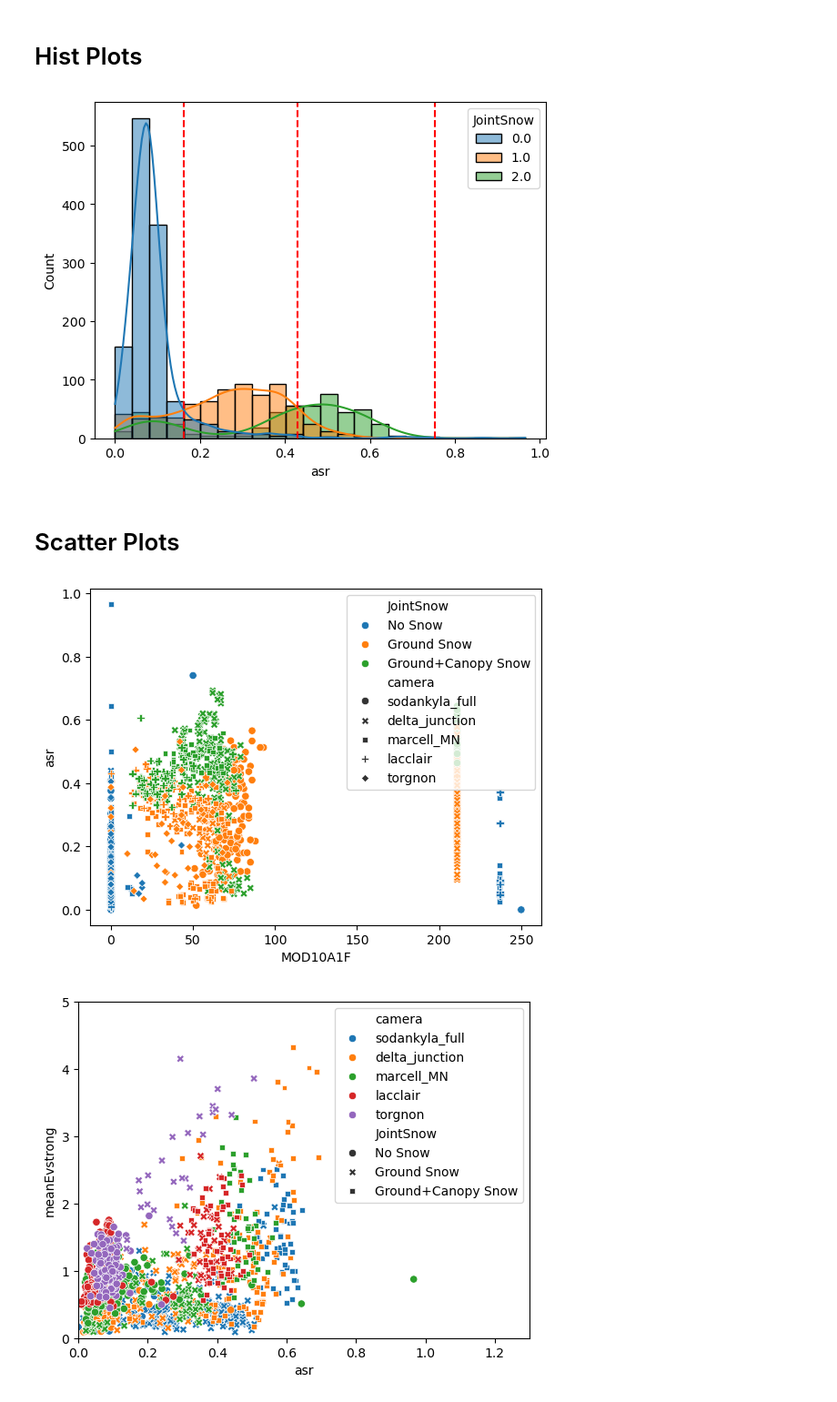
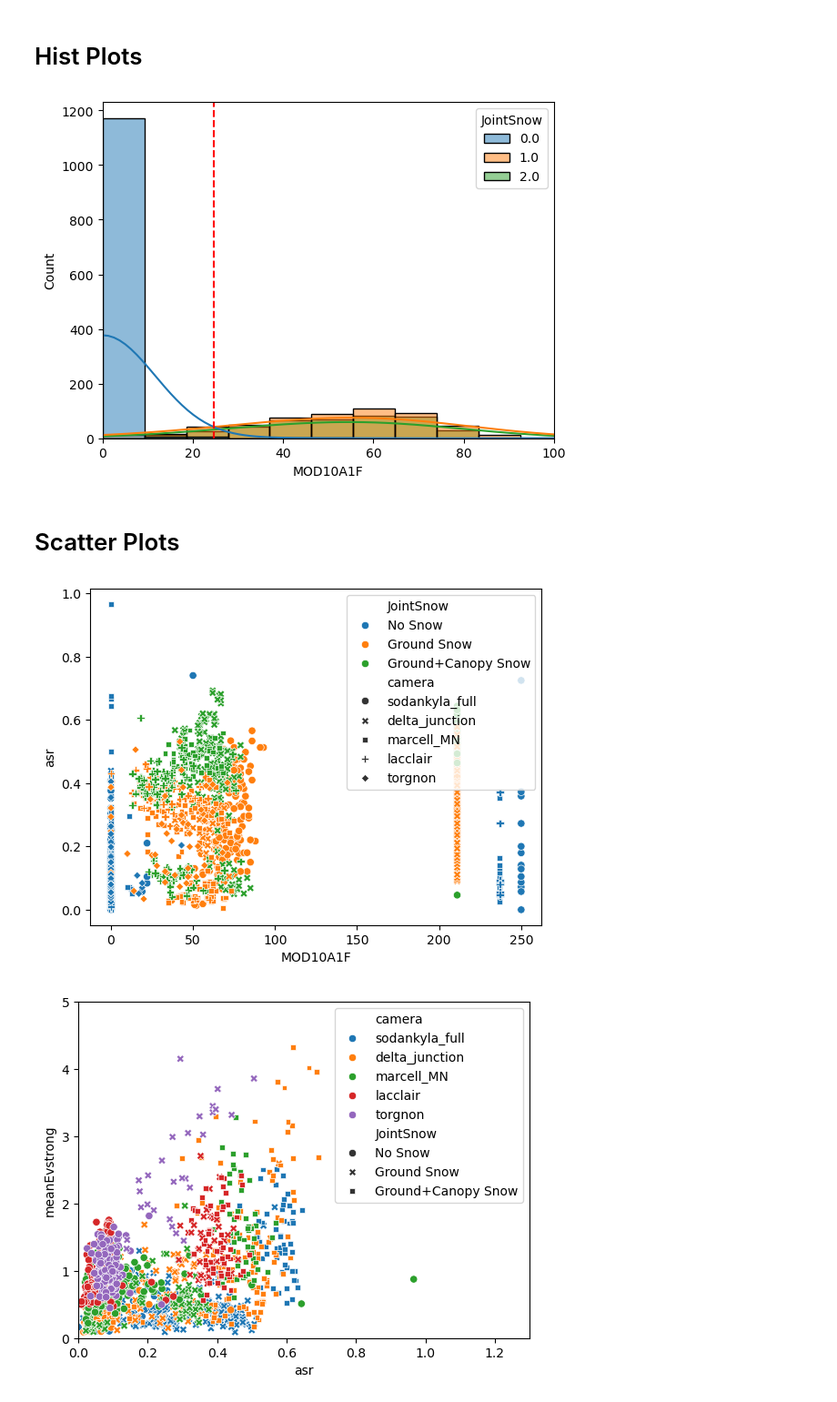
Before and after one commit to thomaslaraia/Snowstradamus, a Jupyter notebook: FSC_stats_playground.ipynb, the cells around one changed output. Shown at 91% size. Cells and saved outputs as stored; diff of their text form; code cells hidden in the pictures.

```diff
--- a/FSC_stats_playground.ipynb
+++ b/FSC_stats_playground.ipynb
@@ -240,22 +240,22 @@ plt.show()
 # %%
 from scripts.hist_plot import *
 
 # Load the dataframe
 df = pd.read_pickle('five_sites_0-05_0-005box_snowreffed.pkl')
 
 # Filter the dataframe
 loc_df = df[(df['msw'] < 5) & (df['Confidence'] == 1)].reset_index(drop=True)
 
 hue_labels = {'0.0': 'No Snow', '1.0': 'Ground Snow', '2.0': 'Ground+Canopy Snow'}
 
-FI = hist_plot(loc_df, hue_labels, X='asr', Hue='JointSnow')#, save='/500mres/meanEvstrong_hist_msw2')
+FI = hist_plot(loc_df, hue_labels, X='MOD10A1F', Hue='JointSnow', save=None, plot=True, xlim=(0,100), ylim=None)#, save='/500mres/meanEvstrong_hist_msw2')
 # print(FI)
 # %% [output]
-[figure, old version]
+[figure, new version]
 # %% [markdown]
 # Scatter Plots
 # %%
-loc_df = df[(df['msw'] < 2)&(df['Confidence'] == 1)].reset_index(drop=True)
+loc_df = df[(df['msw'] < 2.1)&(df['Confidence'] == 1)].reset_index(drop=True)
 
 plt.figure()
 
@@ -276,7 +276,7 @@ scatter.legend(handles=handles, labels=new_labels, loc='upper right')
 # plt.savefig('./images/500mres/scatter_msw2_Eg')
 plt.show()
 # %% [output]
-[figure, old version]
+[figure, new version]
 # %%
 # %matplotlib ipympl
 
```
Also changed, not shown: parts of 2 cells of this notebook.
